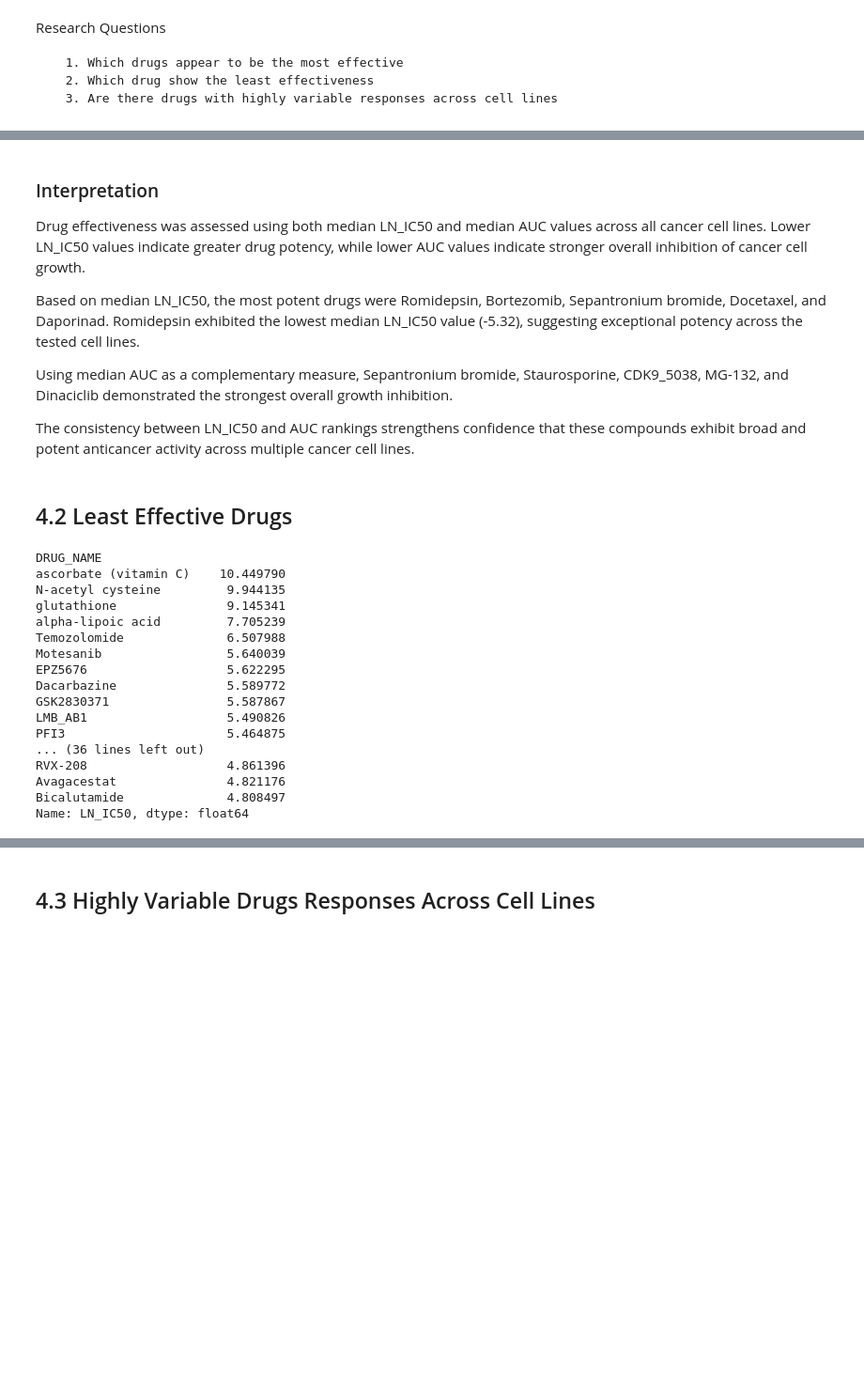
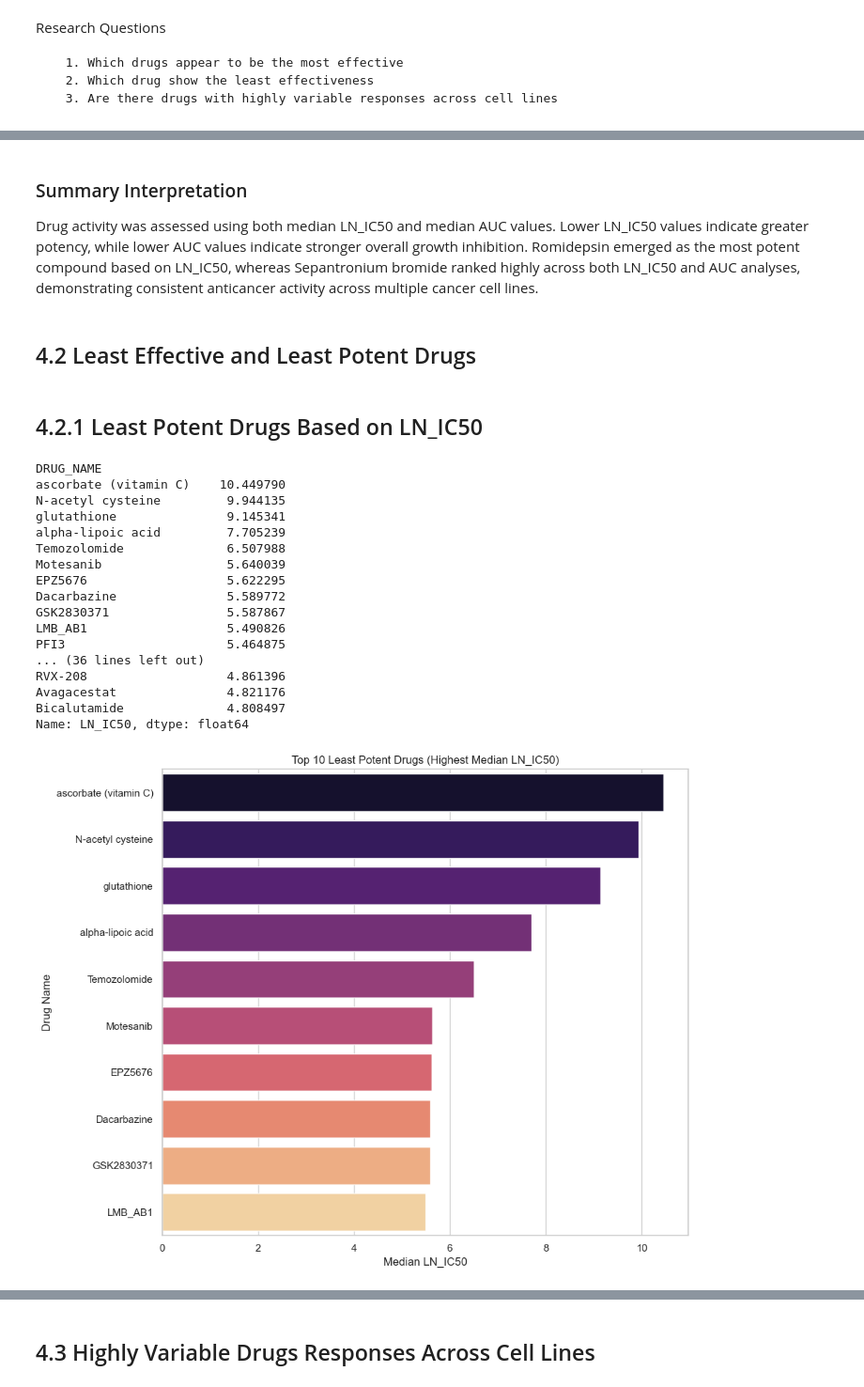
Before and after one commit to Onwuanabile-Sylvia/GDSC-Drug-Sensitivity-Analysis, a Jupyter notebook: Cancer_Drug_Sensitivity_Analysis_GDSC.ipynb, the cells around one changed output, grey strips where cells are left out. Shown at 94% size. Cells and saved outputs as stored; diff of their text form; code cells hidden in the pictures; blank space fills up the shorter version.

```diff
--- a/Cancer_Drug_Sensitivity_Analysis_GDSC.ipynb
+++ b/Cancer_Drug_Sensitivity_Analysis_GDSC.ipynb
@@ -356,35 +414,49 @@ Name: AUC, dtype: float64
 # %% [markdown]
-### Interpretation
+### Summary Interpretation
 
-Drug effectiveness was assessed using both median LN_IC50 and median AUC values across all cancer cell lines. Lower LN_IC50 values indicate greater drug potency, while lower AUC values indicate stronger overall inhibition of cancer cell growth.
-
-Based on median LN_IC50, the most potent drugs were Romidepsin, Bortezomib, Sepantronium bromide, Docetaxel, and Daporinad. Romidepsin exhibited the lowest median LN_IC50 value (-5.32), suggesting exceptional potency across the tested cell lines.
-
-Using median AUC as a complementary measure, Sepantronium bromide, Staurosporine, CDK9_5038, MG-132, and Dinaciclib demonstrated the strongest overall growth inhibition.
-
-The consistency between LN_IC50 and AUC rankings strengthens confidence that these compounds exhibit broad and potent anticancer activity across multiple cancer cell lines.
+Drug activity was assessed using both median LN_IC50 and median AUC values. Lower LN_IC50 values indicate greater potency, while lower AUC values indicate stronger overall growth inhibition. Romidepsin emerged as the most potent compound based on LN_IC50, whereas Sepantronium bromide ranked highly across both LN_IC50 and AUC analyses, demonstrating consistent anticancer activity across multiple cancer cell lines.
 # %% [markdown]
-## 4.2 Least Effective Drugs
+## 4.2 Least  Effective and Least Potent Drugs
+# %% [markdown]
+## 4.2.1 Least Potent Drugs Based on LN_IC50
 # %%
-# a. Least effective drugs (Highest median LN_IC50)
+# a. Least potent drugs (Highest median LN_IC50)
 
-least_effective_LN_IC50 = gdsc.groupby('DRUG_NAME')['LN_IC50'].median().sort_values(ascending=False).head(50)
-print(least_effective_LN_IC50)
+least_potent_LN_IC50 = gdsc.groupby('DRUG_NAME')['LN_IC50'].median().sort_values(ascending=False).head(50)
+print(least_potent_LN_IC50)
+
+# Barplot for top 5 least potent drugs by LN_IC50 (highest median values)
+least_potent_LN_IC50 = gdsc.groupby('DRUG_NAME')['LN_IC50'].median().sort_values(ascending=False).head(10)
+
+plt.figure(figsize=(10,8))
+sns.barplot(x=least_potent_LN_IC50.values,
+            y=least_potent_LN_IC50.index,
+            hue=least_potent_LN_IC50.index,
+            dodge=False,
+            legend=False,
+            palette="magma")
+plt.xlabel("Median LN_IC50")
+plt.ylabel("Drug Name")
+plt.title("Top 10 Least Potent Drugs (Highest Median LN_IC50)")
+plt.tight_layout()
+plt.savefig("figures/Figure2C_Least_Potent_Drugs_LN_IC50.png", dpi=300)
+plt.show()
 # %% [output]
 DRUG_NAME
 ascorbate (vitamin C)    10.449790
 N-acetyl cysteine         9.944135
 glutathione               9.145341
 alpha-lipoic acid         7.705239
 Temozolomide              6.507988
 Motesanib                 5.640039
 EPZ5676                   5.622295
 Dacarbazine               5.589772
 GSK2830371                5.587867
 LMB_AB1                   5.490826
 PFI3                      5.464875
 ... (36 lines left out)
 RVX-208                   4.861396
 Avagacestat               4.821176
 Bicalutamide              4.808497
 Name: LN_IC50, dtype: float64
+[figure, added]
```
Also changed, not shown: parts of 26 cells of this notebook.
